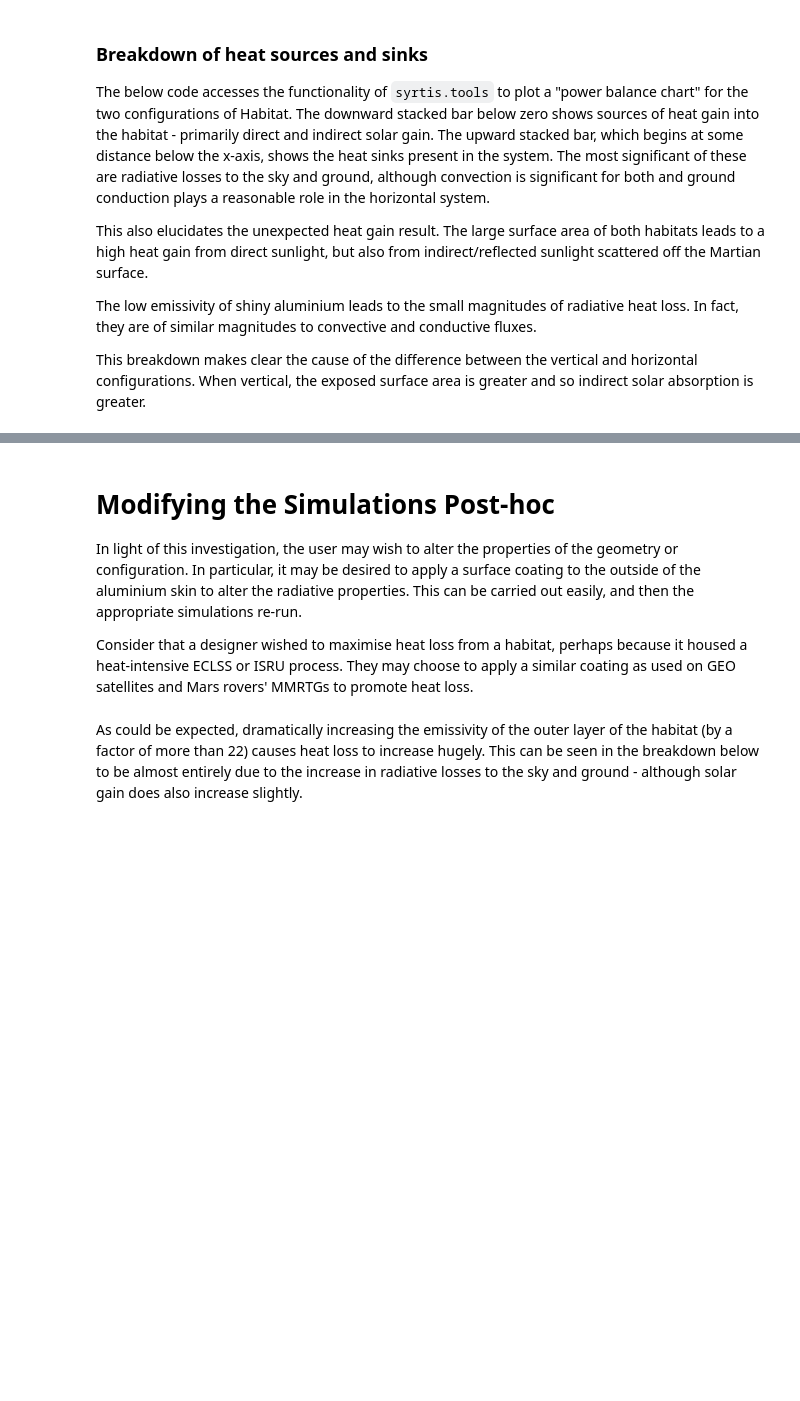
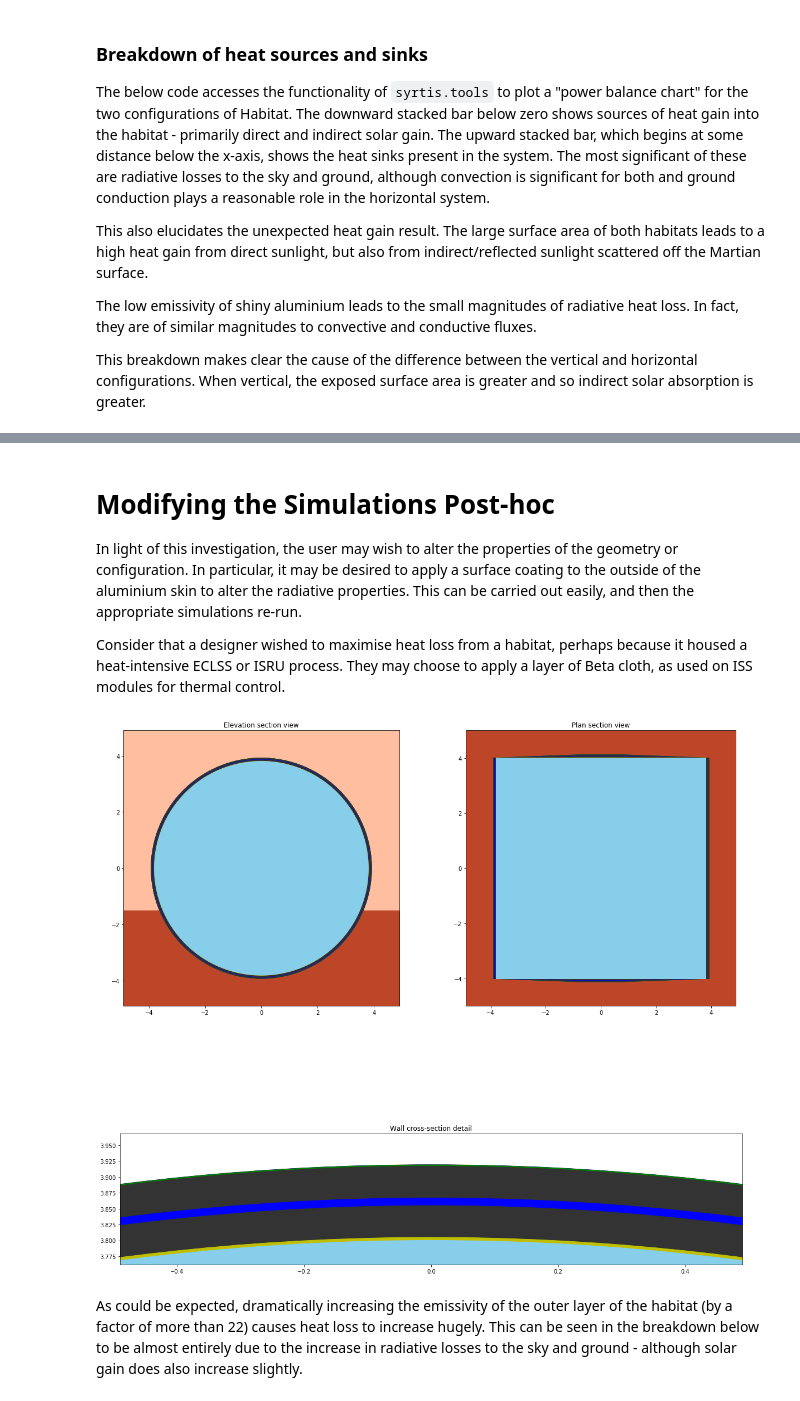
Before and after one commit to smross106/Syrtis, a Jupyter notebook: ISS_Module_Mars.ipynb, the cells around one changed output, grey strips where cells are left out. Saved outputs shown, nothing was run; the diff lists cells and outputs as text; code cells hidden in the pictures; blank space fills up the shorter version.

```diff
--- a/ISS_Module_Mars.ipynb
+++ b/ISS_Module_Mars.ipynb
@@ -143,12 +143,4 @@ print(vertical_report_293)
 
 In light of this investigation, the user may wish to alter the properties of the geometry or configuration. In particular, it may be desired to apply a surface coating to the outside of the aluminium skin to alter the radiative properties. This can be carried out easily, and then the appropriate simulations re-run.
 
-Consider that a designer wished to maximise heat loss from a habitat, perhaps because it housed a heat-intensive ECLSS or ISRU process. They may choose to apply a similar coating as used on GEO satellites and Mars rovers' MMRTGs to promote heat loss.
+Consider that a designer wished to maximise heat loss from a habitat, perhaps because it housed a heat-intensive ECLSS or ISRU process. They may choose to apply a layer of Beta cloth, as used on ISS modules for thermal control.
-# %%
-# Coating the aluminum with AZ Technoloy's AZ-2100-ICEW coating
-coated_aluminium = copy.deepcopy(aluminium)
-coated_aluminium.absorb = 0.28
-coated_aluminium.emit = 0.90
-
-HAB_horizontal._shells[-1].material = coated_aluminium
-HAB_vertical._shells[-1].material = coated_aluminium
@@ -155,3 +152,7 @@ HAB_vertical._shells[-1].material = coated_aluminium
+# %%
+HAB_horizontal.draw()
+# %% [output]
+[figure, added]
 # %%
 configs_vertical_coated, heats_vertical_coated, reports_vertical_coated = cm_vertical.run_all_configurations(verbose=True)
 configs_horizontal_coated, heats_horizontal_coated, reports_horizontal_coated = cm_horizontal.run_all_configurations(verbose=True)
```
Also changed, not shown: parts of 12 cells of this notebook, 1 other file.
